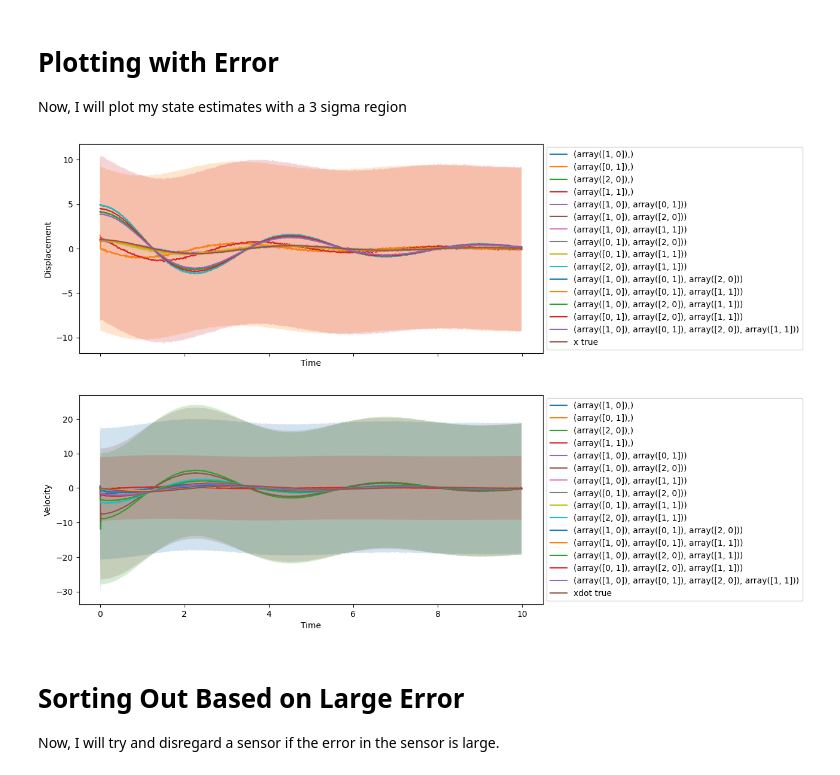
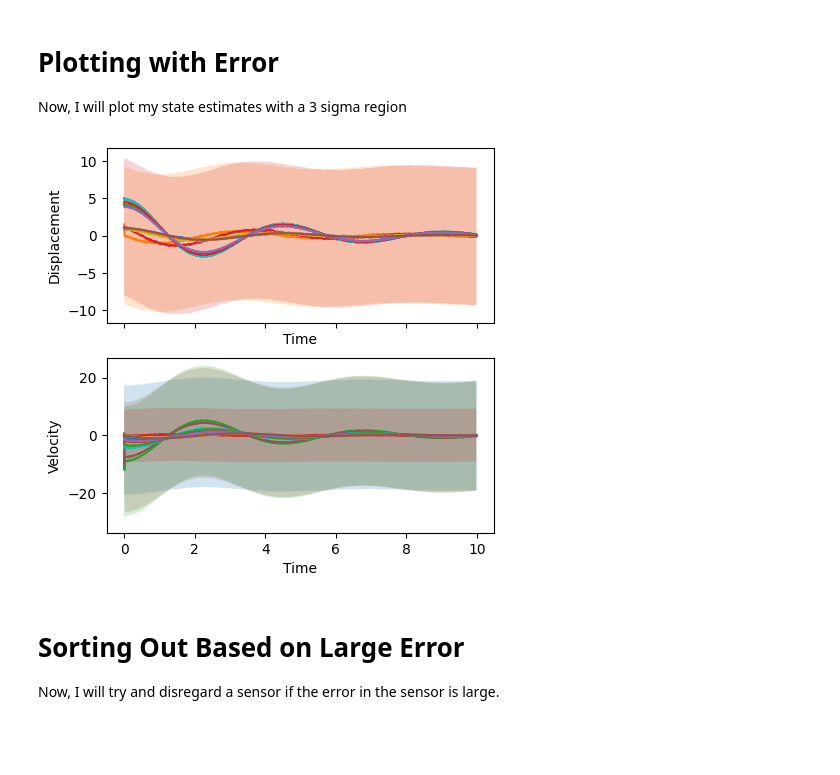
Before and after one commit to jadenmecham/First-Project, a Jupyter notebook: 3 - Sort All Combos/floris-adapted/springmass-sort.ipynb, the cells around one changed output. Cells and saved outputs as stored; diff of their text form; code cells hidden in the pictures; blank space fills up the shorter version.

Commit message:
figures for slides

```diff
--- a/3 - Sort All Combos/floris-adapted/springmass-sort.ipynb
+++ b/3 - Sort All Combos/floris-adapted/springmass-sort.ipynb
@@ -378,33 +378,33 @@ Now, I will plot my state estimates with a 3 sigma region
 # %%
 # Plot the state estimates of x and xdot with their invJk bounds
 
-fig, ax = plt.subplots(2, 1, figsize=(10, 10), sharex=True)
+fig, ax = plt.subplots(2, 1, figsize=(5, 5), sharex=True)
 plt.rcParams.update({'font.size': 10})
 
 for i in range(len(C)):
     x_hat = results[i]['x']
     xdot_hat = results[i]['xdot']
     invJk_x = results[i].loc[0, 'invJk'][0, 0]
     invJk_xdot = results[i].loc[0, 'invJk'][1, 1]
     threesigma_x = 3 * np.sqrt(invJk_x)
     threesigma_xdot = 3 * np.sqrt(invJk_xdot)
     ax[0].plot(t, x_hat, label=C[i])
     ax[0].fill_between(t, x_hat-threesigma_x, x_hat+threesigma_x, alpha=0.2)
     ax[1].plot(t, xdot_hat, label=C[i])
     ax[1].fill_between(t, xdot_hat-threesigma_xdot, xdot_hat+threesigma_xdot, alpha=0.2)
 ax[0].plot(t, x, label='x true')
 ax[1].plot(t, xdot, label='xdot true')
 ax[0].set_xlabel('Time')
 ax[0].set_ylabel('Displacement')
 ax[1].set_xlabel('Time')
 ax[1].set_ylabel('Velocity')
 # ax[0].set_ylim(-2, 2)
 # ax[1].set_ylim(-2, 2)
-ax[0].legend(loc='center left', bbox_to_anchor=(1, 0.5))
-ax[1].legend(loc='center left', bbox_to_anchor=(1, 0.5))
+# ax[0].legend(loc='center left', bbox_to_anchor=(1, 0.5))
+# ax[1].legend(loc='center left', bbox_to_anchor=(1, 0.5))
 plt.show()
 # %% [output]
-[figure, old version]
+[figure, new version]
 # %% [markdown]
 # Sorting Out Based on Large Error
 
```
Also changed, not shown: parts of 8 cells of this notebook, 1 other file.
